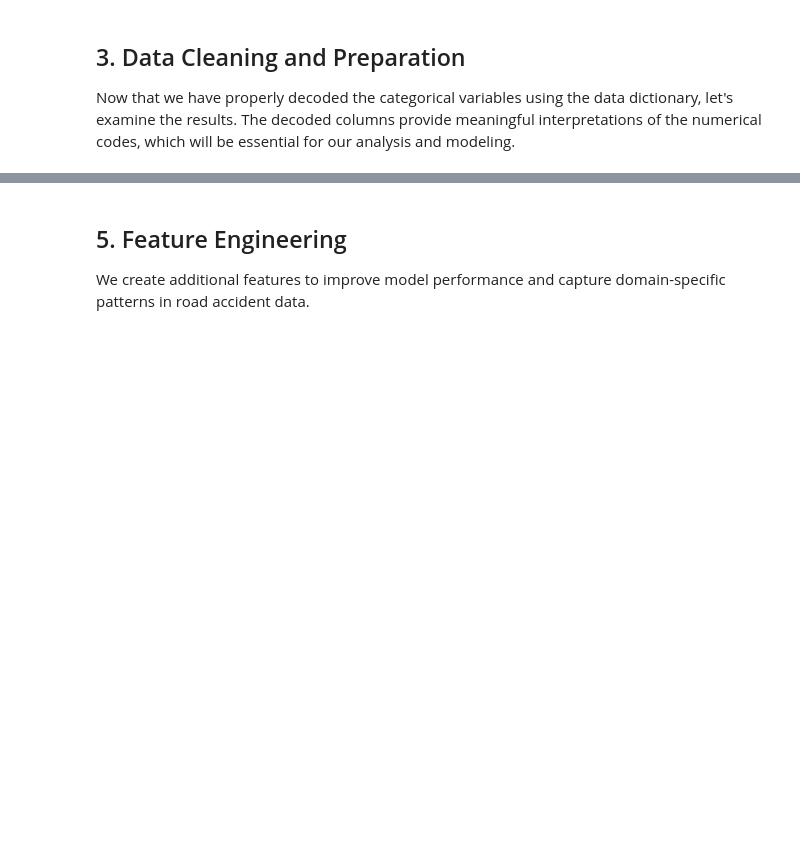
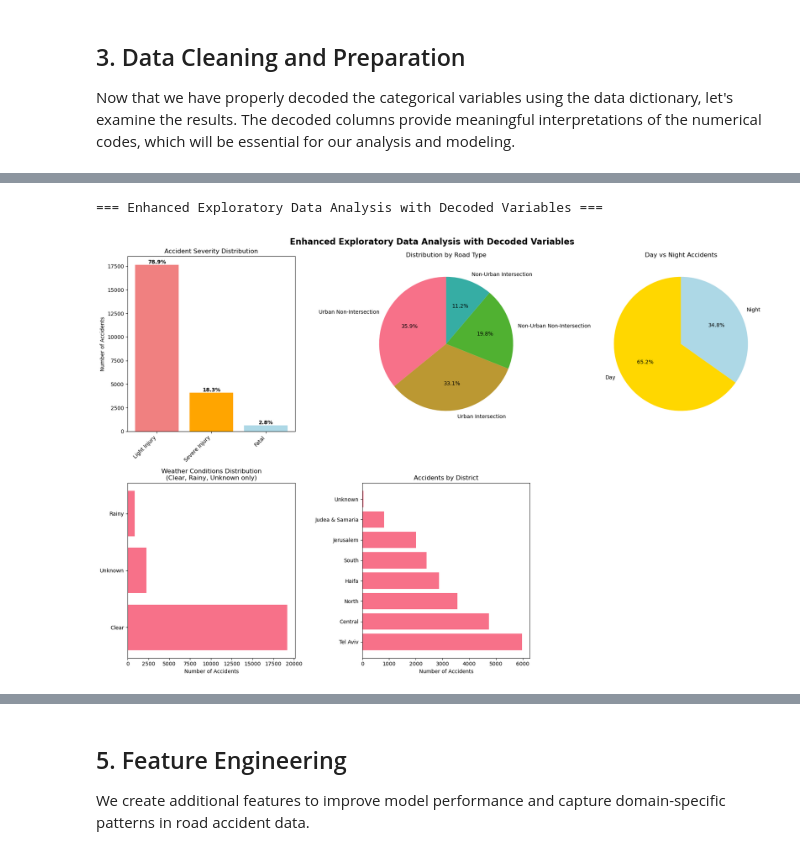
Before and after one commit to AmruAlyan/Computational-learning, a Jupyter notebook: Ex3/road_accident_project.ipynb, the cells around one changed output, grey strips where cells are left out. Cells and saved outputs as stored; diff of their text form; code cells hidden in the pictures; blank space fills up the shorter version.

```diff
--- a/Ex3/road_accident_project.ipynb
+++ b/Ex3/road_accident_project.ipynb
@@ -487,12 +543,15 @@ def create_enhanced_features(df):
     # Weather risk scoring based on Hebrew decoded values
     if 'MEZEG_AVIR_decoded' in df.columns:
         weather_risk_map = {
-            'בהיר': 1,        # Clear weather - lowest risk
-            'לא ידוע': 2,     # Unknown - default moderate risk
-            'גשום': 4,        # Rainy - high risk due to wet roads
-            'שרבי': 3,        # Hot/sultry - moderate risk due to heat effects
-            'ערפילי': 4,      # Foggy - high risk due to poor visibility
-            'אחר': 2          # Other - default moderate risk
+            'בהיר': 1,
+            'מעונן': 2,
+            'גשם קל': 3,
+            'גשם': 4,
+            'עב': 3,
+            'ערפל': 4,
+            'שלג': 5,
+            'סערה': 5,
+            'לא ידוע': 2
         }
         df_enhanced['weather_risk_score'] = df['MEZEG_AVIR_decoded'].map(weather_risk_map).fillna(2)
 
@@ -778,15 +891,21 @@ if 'YOM_LAYLA_decoded' in train_clean.columns:
                   autopct='%1.1f%%', startangle=90, colors=colors)
     axes[0,2].set_title('Day vs Night Accidents')
 
-# 4. Weather Conditions Distribution
+# 4. Weather Conditions Distribution (filtered)
 if 'MEZEG_AVIR_decoded' in train_clean.columns:
-    weather_counts = train_clean['MEZEG_AVIR_decoded'].value_counts()
+    # Filter to only include Clear, Rainy, and Unknown weather conditions
+    weather_data = train_clean['MEZEG_AVIR_decoded'].value_counts()
+
+    # Filter for specific weather conditions
+    allowed_weather = ['בהיר', 'גשום', 'לא ידוע']  # Clear, Rainy, Unknown in Hebrew
+    weather_counts = weather_data[weather_data.index.isin(allowed_weather)]
+
     weather_labels_en = translate_labels(weather_counts.index, english_mapping)
 
     axes[1,0].barh(range(len(weather_counts)), weather_counts.values)
     axes[1,0].set_yticks(range(len(weather_counts)))
     axes[1,0].set_yticklabels(weather_labels_en)
-    axes[1,0].set_title('Weather Conditions Distribution')
+    axes[1,0].set_title('Weather Conditions Distribution\n(Clear, Rainy, Unknown only)')
     axes[1,0].set_xlabel('Number of Accidents')
 
 # 5. Accidents by District
@@ -800,28 +919,8 @@ if 'MAHOZ_decoded' in train_clean.columns:
     axes[1,1].set_title('Accidents by District')
     axes[1,1].set_xlabel('Number of Accidents')
 
-# 6. Accidents by Hour of Day
-if 'SHAA' in train_clean.columns:
-    hourly_counts = []
-    all_hours = range(24)
-
-    for hour in all_hours:
-        count = len(train_clean[train_clean['SHAA'] == hour])
-        hourly_counts.append(count)
-
-    axes[1,2].plot(all_hours, hourly_counts, 'o-', color='crimson', linewidth=2, markersize=4)
-    axes[1,2].set_title('Accidents by Hour of Day')
-    axes[1,2].set_xlabel('Hour (24-hour format)')
-    axes[1,2].set_ylabel('Number of Accidents')
-    axes[1,2].set_xticks(range(0, 24, 4))
-    axes[1,2].grid(True, alpha=0.3)
-
-    # Highlight peak hours
-    peak_hours = pd.Series(hourly_counts).nlargest(3)
-    for hour, count in peak_hours.items():
-        axes[1,2].annotate(f'{count}', (hour, count),
-                          textcoords="offset points", xytext=(0,10), ha='center',
-                          fontweight='bold', color='red')
+# Hide the unused subplot
+axes[1,2].axis('off')
 
 plt.tight_layout()
 plt.show()
@@ -847,42 +946,43 @@ if 'SUG_DEREH_decoded' in train_clean.columns and 'HUMRAT_TEUNA_decoded' in trai
     # Create English version
     road_severity_en = road_severity.copy()
     road_severity_en.index = [english_mapping.get(idx, idx) for idx in road_severity_en.index]
     road_severity_en.columns = [english_mapping.get(col, col) for col in road_severity_en.columns]
     print(road_severity_en.round(1))
 
 if 'YOM_LAYLA_decoded' in train_clean.columns and 'HUMRAT_TEUNA_decoded' in train_clean.columns:
     print("\n3. Day vs Night Risk:")
     day_night_severity = pd.crosstab(train_clean['YOM_LAYLA_decoded'],
                                     train_clean['HUMRAT_TEUNA_decoded'],
                                     normalize='index') * 100
 
     # Create English version
     day_night_severity_en = day_night_severity.copy()
     day_night_severity_en.index = [english_mapping.get(idx, idx) for idx in day_night_severity_en.index]
     day_night_severity_en.columns = [english_mapping.get(col, col) for col in day_night_severity_en.columns]
     print(day_night_severity_en.round(1))
 
 if 'MEZEG_AVIR_decoded' in train_clean.columns and 'HUMRAT_TEUNA_decoded' in train_clean.columns:
-    print("\n4. Weather Impact:")
-    weather_severity = pd.crosstab(train_clean['MEZEG_AVIR_decoded'],
-                                  train_clean['HUMRAT_TEUNA_decoded'],
+    print("\n4. Weather Impact (Clear, Rainy, Unknown only):")
+
+    # Filter data for specific weather conditions
+    allowed_weather = ['בהיר', 'גשום', 'לא ידוע']  # Clear, Rainy, Unknown in Hebrew
+    weather_filtered_data = train_clean[train_clean['MEZEG_AVIR_decoded'].isin(allowed_weather)]
+
+    weather_severity = pd.crosstab(weather_filtered_data['MEZEG_AVIR_decoded'],
+                                  weather_filtered_data['HUMRAT_TEUNA_decoded'],
                                   normalize='index') * 100
 
     # Create English version
     weather_severity_en = weather_severity.copy()
     weather_severity_en.index = [english_mapping.get(idx, idx) for idx in weather_severity_en.index]
     weather_severity_en.columns = [english_mapping.get(col, col) for col in weather_severity_en.columns]
     print(weather_severity_en.round(1))
 
-# Enhanced features insights
-if 'is_rush_hour' in train_clean.columns:
-    rush_hour_pct = (train_clean['is_rush_hour'].sum() / len(train_clean)) * 100
-    print(f"\n5. Rush Hour Accidents: {rush_hour_pct:.1f}% of all accidents")
+
 
 if 'is_weekend' in train_clean.columns:
     weekend_pct = (train_clean['is_weekend'].sum() / len(train_clean)) * 100
-    print(f"6. Weekend Accidents: {weekend_pct:.1f}% of all accidents")
-
-if 'SHAA' in train_clean.columns:
-    peak_hour = train_clean['SHAA'].mode()[0]
-    print(f"7. Peak Accident Hour: {peak_hour}:00")
+    print(f"5. Weekend Accidents: {weekend_pct:.1f}% of all accidents")
+# %% [output]
+=== Enhanced Exploratory Data Analysis with Decoded Variables ===
+[figure, added]
```
Also changed, not shown: parts of 17 cells of this notebook.
